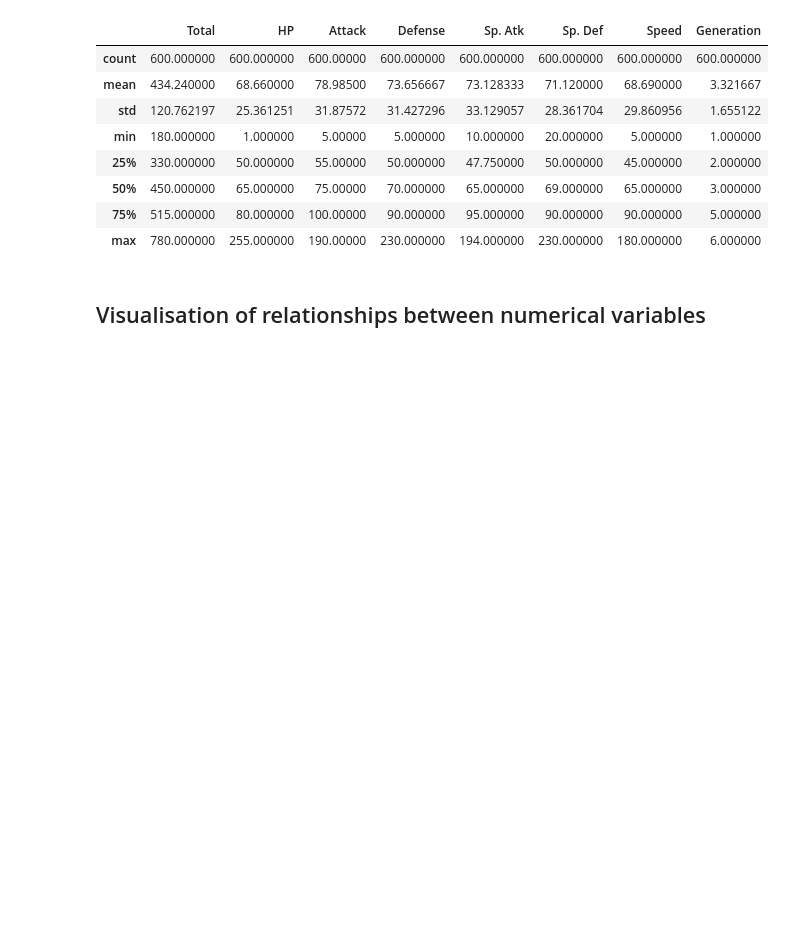
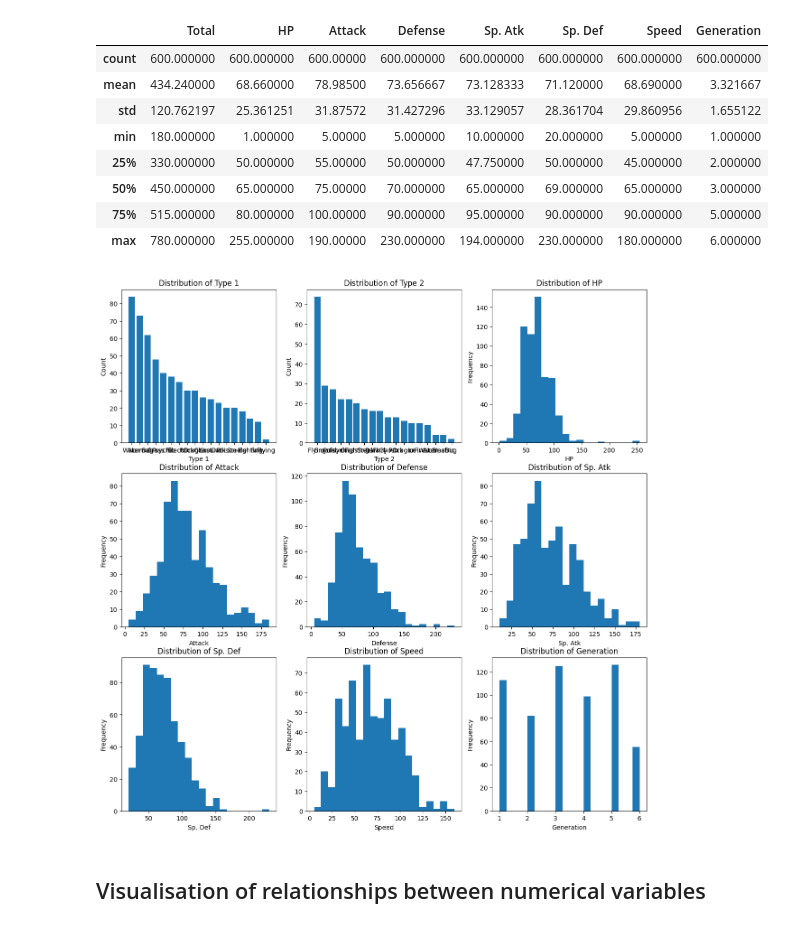
Before and after one commit to kenzabenjelloun/pokemon-challenge, a Jupyter notebook: pokemon-challenge.ipynb, the cells around one changed output. Saved outputs shown, nothing was run; the diff lists cells and outputs as text; code cells hidden in the pictures; blank space fills up the shorter version.

```diff
--- a/pokemon-challenge.ipynb
+++ b/pokemon-challenge.ipynb
@@ -140,6 +140,43 @@ data_train.describe()
 | 50% | 450.000000 | 65.000000 | 75.00000 | 70.000000 | 65.000000 | 69.000000 | 65.000000 | 3.000000 |
 | 75% | 515.000000 | 80.000000 | 100.00000 | 90.000000 | 95.000000 | 90.000000 | 90.000000 | 5.000000 |
 | max | 780.000000 | 255.000000 | 190.00000 | 230.000000 | 194.000000 | 230.000000 | 180.000000 | 6.000000 |
+# %%
+import matplotlib.pyplot as plt
+
+
+cols_to_plot = [col for col in data_train.columns if col != "Name"]
+num_plots = len(cols_to_plot)
+
+num_rows = int(num_plots / 3) + (num_plots % 3 > 0)
+num_cols = min(num_plots, 3)
+
+fig, axes = plt.subplots(nrows=num_rows, ncols=num_cols, figsize=(15, 15))
+
+
+axes = axes.flatten()
+
+
+for i, col in enumerate(cols_to_plot):
+
+    col_type = data_train[col].dtype
+
+
+    if col_type == 'object':  # categorical (string) data
+        value_counts = data_train[col].value_counts()
+        axes[i].bar(value_counts.index, value_counts.values)
+        axes[i].set_title('Distribution of {}'.format(col))
+        axes[i].set_xlabel(col)
+        axes[i].set_ylabel('Count')
+    else:  # numerical data
+        axes[i].hist(data_train[col], bins=20)
+        axes[i].set_title('Distribution of {}'.format(col))
+        axes[i].set_xlabel(col)
+        axes[i].set_ylabel('Frequency')
+
+
+plt.show()
+# %% [output]
+[figure, added]
 # %% [markdown]
 ## Visualisation of relationships between numerical variables
 # %%
```
Also changed, not shown: parts of 4 cells of this notebook.
